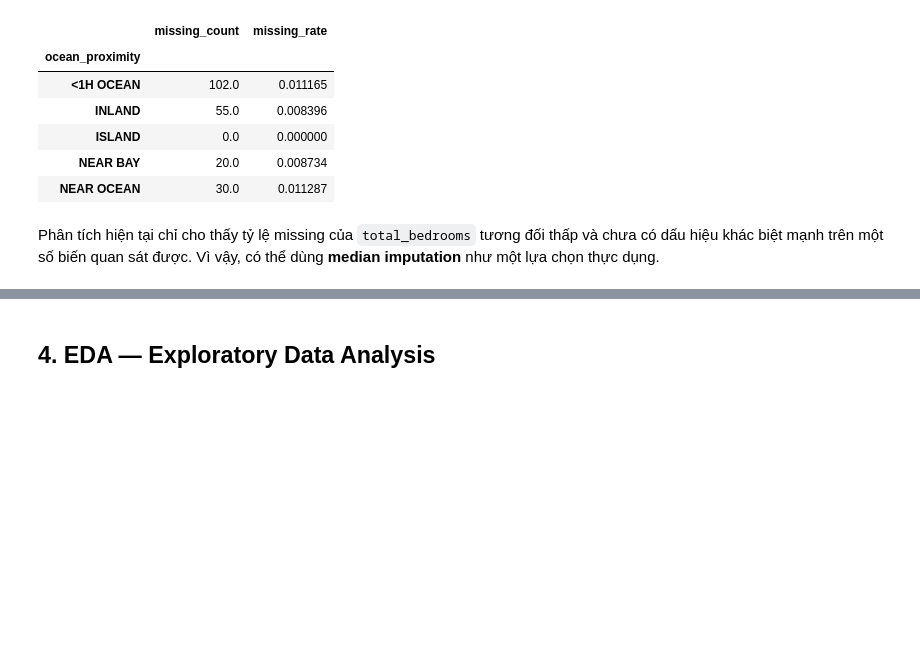
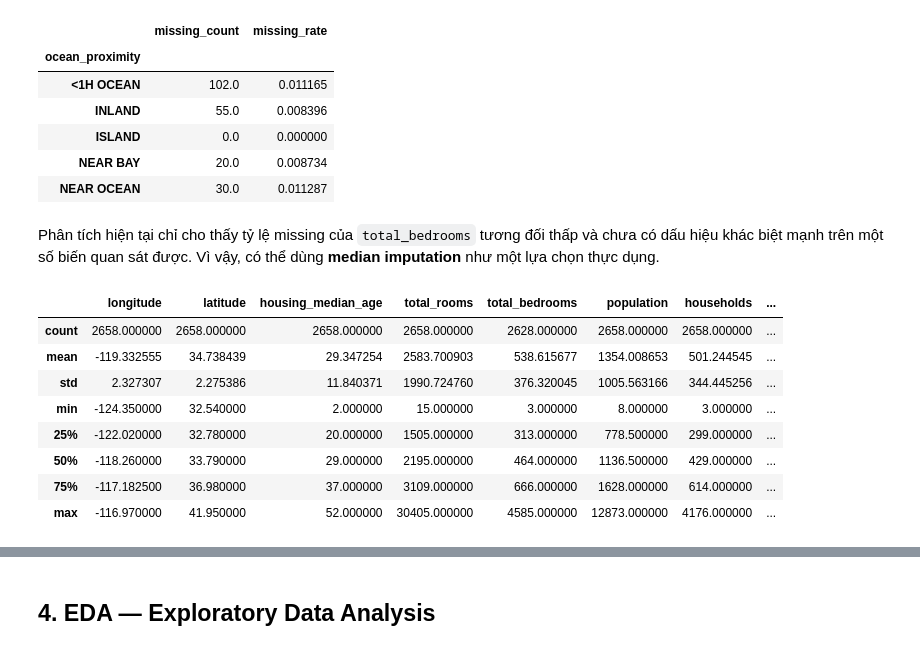
Before and after one commit to baocodeai/california-housing-price, a Jupyter notebook: california_housing.ipynb, the cells around one changed output, grey strips where cells are left out. Drawn from its saved outputs; the diff is of its cells as text; code cells hidden in the pictures; blank space fills up the shorter version.

```diff
--- a/california_housing.ipynb
+++ b/california_housing.ipynb
@@ -179,3 +168,15 @@ zone_missing
 | NEAR OCEAN | 30.0 | 0.011287 |
 # %% [markdown]
 Phân tích hiện tại chỉ cho thấy tỷ lệ missing của `total_bedrooms` tương đối thấp và chưa có dấu hiệu khác biệt mạnh trên một số biến quan sát được. Vì vậy, có thể dùng **median imputation** như một lựa chọn thực dụng.
+# %%
+df[df["ocean_proximity"] == "NEAR OCEAN"].describe()
+# %% [output]
+|  | longitude | latitude | housing_median_age | total_rooms | total_bedrooms | population | households | ... |
+| count | 2658.000000 | 2658.000000 | 2658.000000 | 2658.000000 | 2628.000000 | 2658.000000 | 2658.000000 | ... |
+| mean | -119.332555 | 34.738439 | 29.347254 | 2583.700903 | 538.615677 | 1354.008653 | 501.244545 | ... |
+| std | 2.327307 | 2.275386 | 11.840371 | 1990.724760 | 376.320045 | 1005.563166 | 344.445256 | ... |
+| min | -124.350000 | 32.540000 | 2.000000 | 15.000000 | 3.000000 | 8.000000 | 3.000000 | ... |
+| 25% | -122.020000 | 32.780000 | 20.000000 | 1505.000000 | 313.000000 | 778.500000 | 299.000000 | ... |
+| 50% | -118.260000 | 33.790000 | 29.000000 | 2195.000000 | 464.000000 | 1136.500000 | 429.000000 | ... |
+| 75% | -117.182500 | 36.980000 | 37.000000 | 3109.000000 | 666.000000 | 1628.000000 | 614.000000 | ... |
+| max | -116.970000 | 41.950000 | 52.000000 | 30405.000000 | 4585.000000 | 12873.000000 | 4176.000000 | ... |
```
Also changed, not shown: parts of 7 cells of this notebook, 6 other files.
